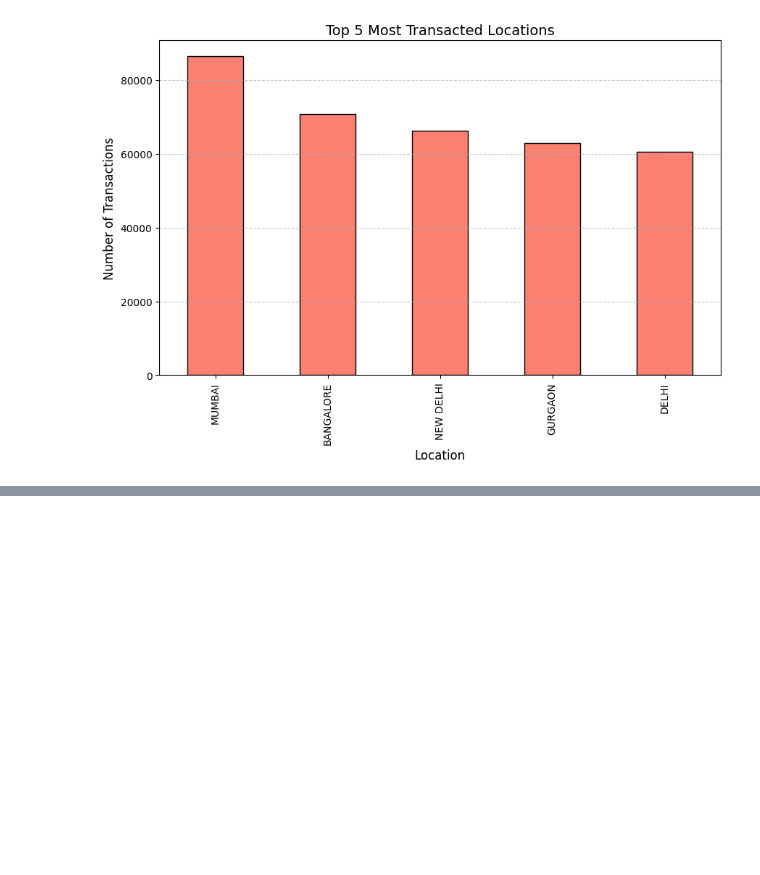
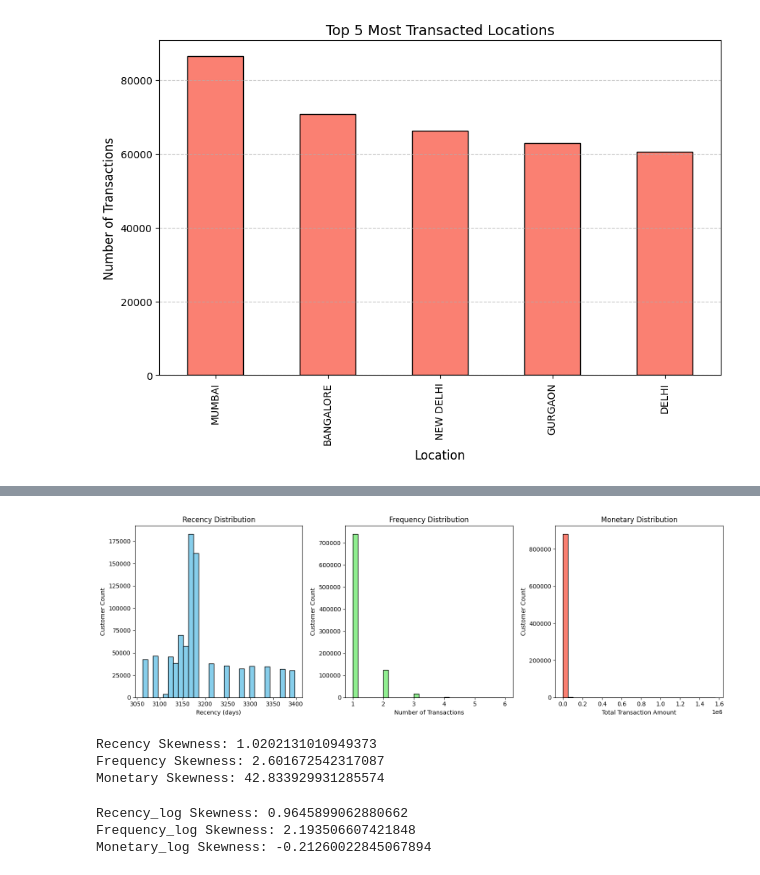
Before and after one commit to Burakgunal4/Data-Warehousing-and-Business-Intelligence-CW2, a Jupyter notebook: Data_Warwhousing_and_Business_Intelligence_CW2.ipynb, the cells around one changed output, grey strips where cells are left out. Cells and saved outputs as stored; diff of their text form; code cells hidden in the pictures; blank space fills up the shorter version.

Commit message:
Updated RFM analysis and skewness correction

```diff
--- a/Data_Warwhousing_and_Business_Intelligence_CW2.ipynb
+++ b/Data_Warwhousing_and_Business_Intelligence_CW2.ipynb
@@ -181,0 +201,20 @@ plt.show()
+# %%
+# Analysis date
+today_date = datetime(2025, 4, 28)
+
+# Recency: Days since last transaction date
+rfm = df.groupby('CustomerID').agg({
+    'TransactionDate': lambda x: (today_date - x.max()).days,   # Recency
+    'TransactionID': 'count',                                   # Frequency
+    'TransactionAmount (INR)': 'sum'                            # Monetary
+})
+# %%
+# Change column names
+rfm.rename(columns={
+    'TransactionDate': 'Recency',
+    'TransactionID': 'Frequency',
+    'TransactionAmount (INR)': 'Monetary'
+}, inplace=True)
+
+# Show top 5 customers
+rfm.head()
@@ -181,0 +242,40 @@ plt.show()
+# %%
+import matplotlib.pyplot as plt
+
+# Adjust chart size
+plt.figure(figsize=(15,5))
+
+# Recency Histogram
+plt.subplot(1, 3, 1)
+plt.hist(rfm['Recency'], bins=30, color='skyblue', edgecolor='black')
+plt.title('Recency Distribution')
+plt.xlabel('Recency (days)')
+plt.ylabel('Customer Count')
+
+# Frequency Histogram
+plt.subplot(1, 3, 2)
+plt.hist(rfm['Frequency'], bins=30, color='lightgreen', edgecolor='black')
+plt.title('Frequency Distribution')
+plt.xlabel('Number of Transactions')
+plt.ylabel('Customer Count')
+
+# Monetary Histogram
+plt.subplot(1, 3, 3)
+plt.hist(rfm['Monetary'], bins=30, color='salmon', edgecolor='black')
+plt.title('Monetary Distribution')
+plt.xlabel('Total Transaction Amount')
+plt.ylabel('Customer Count')
+
+plt.tight_layout()
+plt.show()
+# %% [output]
+[figure, added]
+# %%
+# Calculate skewness values
+print("Recency Skewness:", rfm['Recency'].skew())
+print("Frequency Skewness:", rfm['Frequency'].skew())
+print("Monetary Skewness:", rfm['Monetary'].skew())
+# %% [output]
+Recency Skewness: 1.0202131010949373
+Frequency Skewness: 2.601672542317087
+Monetary Skewness: 42.833929931285574
@@ -181,0 +289,8 @@ plt.show()
+# %%
+print("Recency_log Skewness:", rfm['Recency_log'].skew())
+print("Frequency_log Skewness:", rfm['Frequency_log'].skew())
+print("Monetary_log Skewness:", rfm['Monetary_log'].skew())
+# %% [output]
+Recency_log Skewness: 0.9645899062880662
+Frequency_log Skewness: 2.193506607421848
+Monetary_log Skewness: -0.21260022845067894
```
Also changed, not shown: parts of 5 cells of this notebook.
